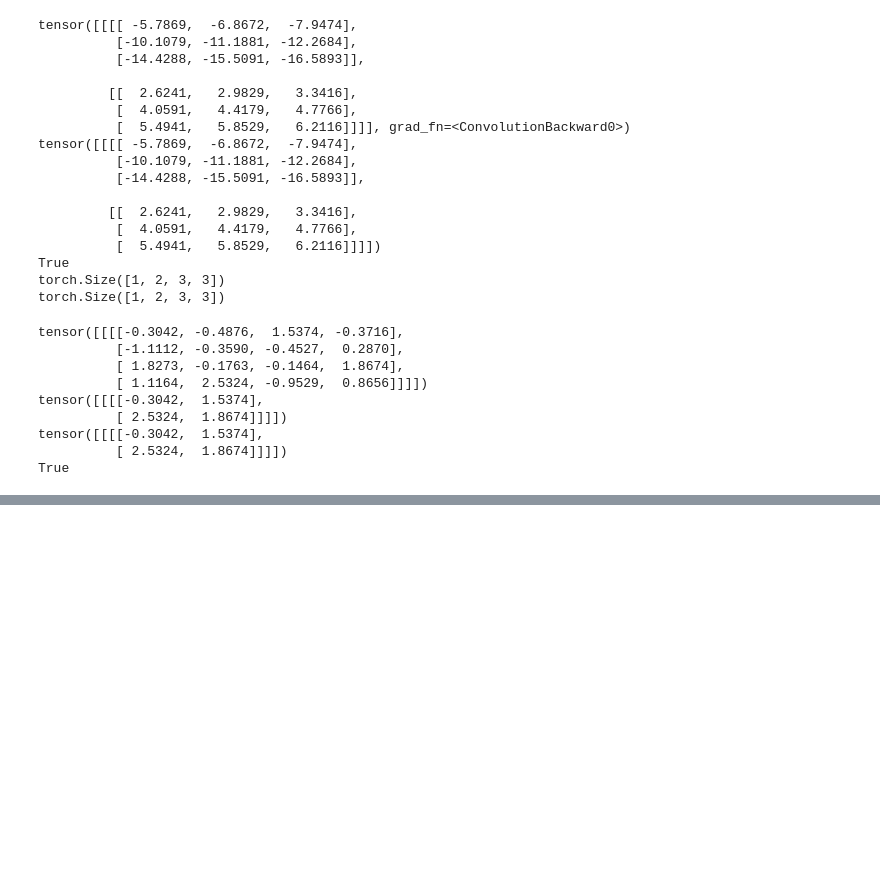
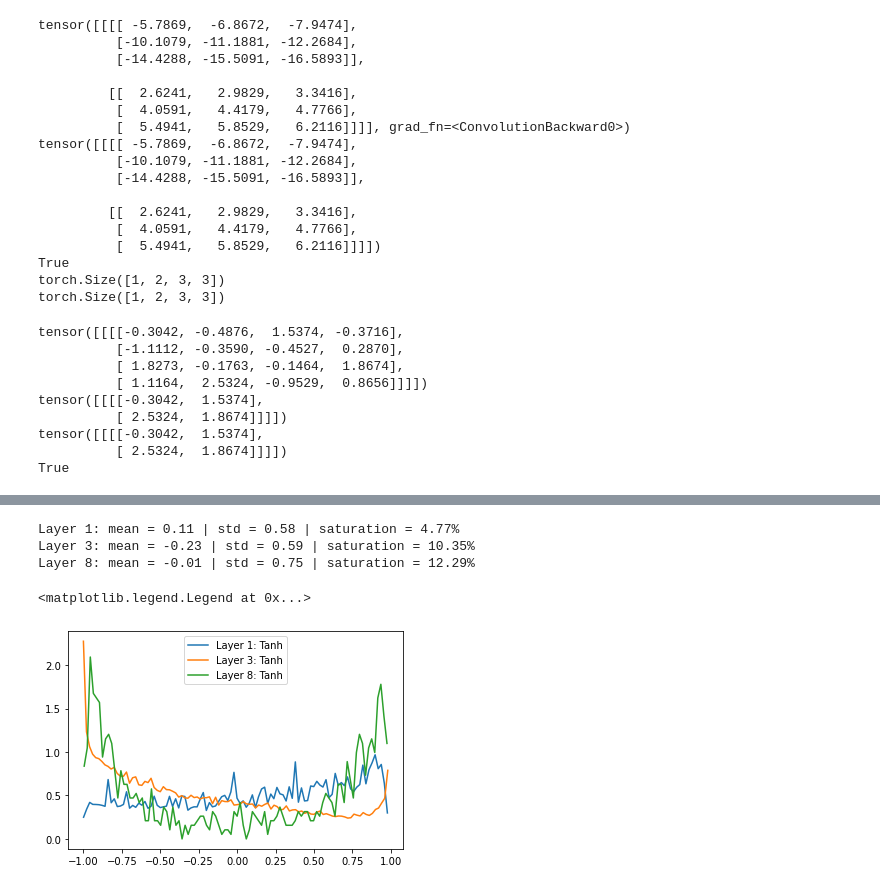
Before and after one commit to mpchang/LeNet_replication, a Jupyter notebook: lenet.ipynb, the cells around one changed output, grey strips where cells are left out. Saved outputs shown, nothing was run; the diff lists cells and outputs as text; code cells hidden in the pictures; blank space fills up the shorter version.

```diff
--- a/lenet.ipynb
+++ b/lenet.ipynb
@@ -526,0 +537,17 @@ plt.plot(np.log10(losses))
+# %%
+# Look at activations
+
+for i, layer in enumerate(model.layers):
+    if isinstance(layer, Tanh):
+        t = layer.out
+        counts, bin_edges = torch.histogram(t, density=True)
+        plt.plot(bin_edges[:-1].detach(), counts.detach(), label=f"Layer {i}: Tanh")
+
+        print(f"Layer {i}: mean = {layer.out.mean():.2f} | std = {layer.out.std():.2f} | saturation = {sum([counts[j] for j, bins in enumerate(bin_edges[1:]) if abs(bins) > 0.95])/sum(counts) * 100:.2f}%")
+plt.legend()
+# %% [output]
+Layer 1: mean = 0.11 | std = 0.58 | saturation = 4.77%
+Layer 3: mean = -0.23 | std = 0.59 | saturation = 10.35%
+Layer 8: mean = -0.01 | std = 0.75 | saturation = 12.29%
+<matplotlib.legend.Legend at 0x...>
+[figure, added]
```
Also changed, not shown: parts of 10 cells of this notebook.
